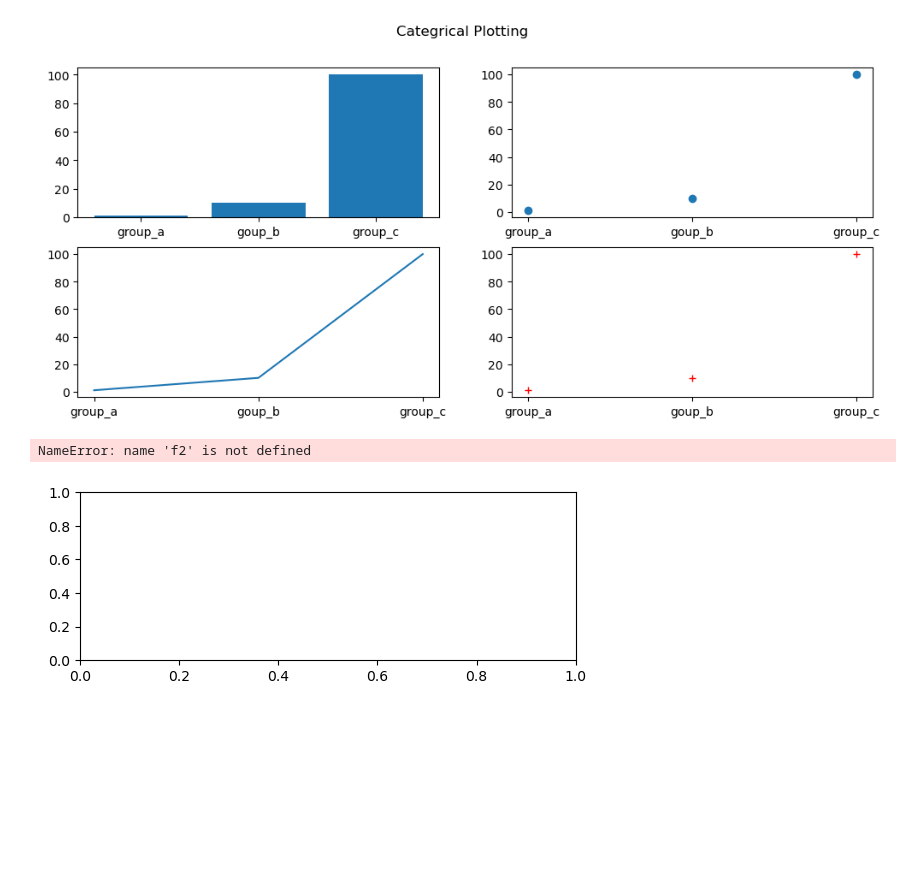
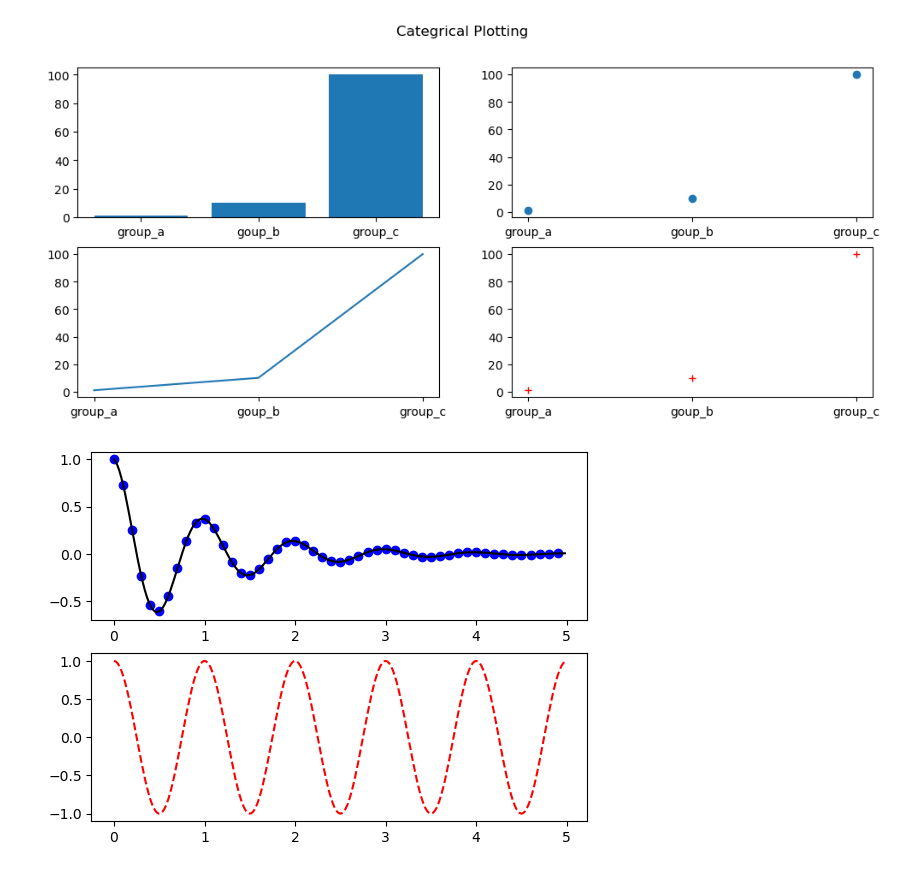
Before and after one commit to Pravifdo/Basic--python-code, a Jupyter notebook: BasicOfpython.ipynb, the cells around one changed output. Saved outputs shown, nothing was run; the diff lists cells and outputs as text; code cells hidden in the pictures; blank space fills up the shorter version.

```diff
--- a/BasicOfpython.ipynb
+++ b/BasicOfpython.ipynb
@@ -541,17 +541,16 @@ plt.show()
 # %%
 def f(t):
     return np.exp(-t) * np. cos(2 *np.pi*t)
 
 t1 =np.arange(0.0,5.0,0.1)
 t2 = np .arange(0.0,5.0,0.02)
 
 plt.figure()
 plt.subplot(211)
 plt.plot(t1,f(t1),'bo',t2,f(t2),'k')
 
-plt.subpot(212)
+plt.subplot(212)
 plt.plot(t2,np.cos(2*np.pi*t2),'r--')
 plt.show()
 # %% [output]
-NameError: name 'f2' is not defined
-[figure, old version]
+[figure, new version]
```
Also changed, not shown: parts of 1 cell of this notebook.
